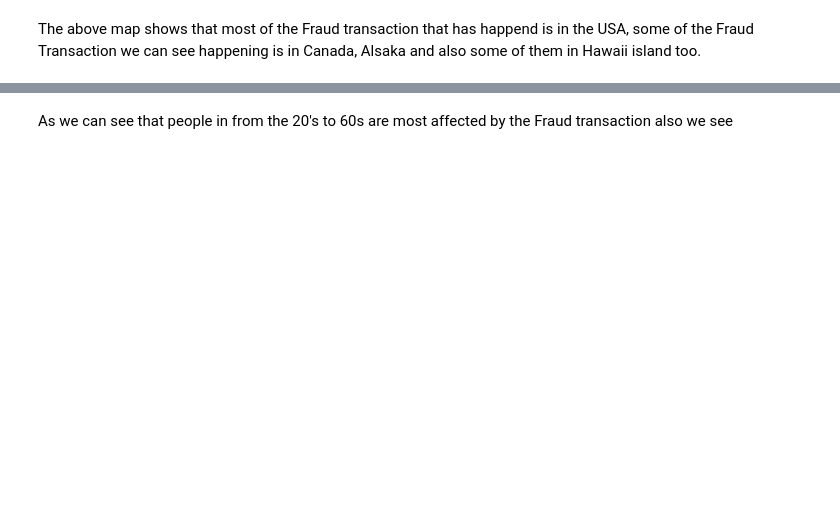
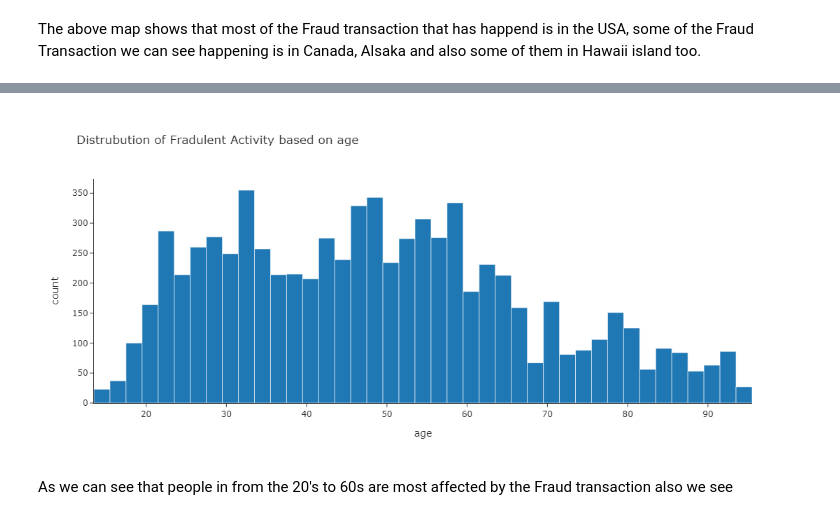
Before and after one commit to Bijaykars/Credit-Card-Transaction-Fraud-Detection, a Jupyter notebook: Credit Card Transaction Fraud Detection.ipynb, the cells around one changed output, grey strips where cells are left out. Saved outputs shown, nothing was run; the diff lists cells and outputs as text; code cells hidden in the pictures; blank space fills up the shorter version.

```diff
--- a/Credit Card Transaction Fraud Detection.ipynb
+++ b/Credit Card Transaction Fraud Detection.ipynb
@@ -155,5 +155,5 @@ The above map shows that most of the Fraud transaction that has happend is in th
 df2["age"] = pd.DatetimeIndex(df2["trans_date_trans_time"]).year - pd.DatetimeIndex(df2["dob"]).year
 df1["age"] = pd.DatetimeIndex(df1["trans_date_trans_time"]).year - pd.DatetimeIndex(df1["dob"]).year
 fraud_df = df2[df2["is_fraud"] == 1]
-px.histogram(data_frame=fraud_df, x="age", title="Distrubution of Fradulent Activity based on age", template="simple_white")
+px.histogram(data_frame=fraud_df, x="age", title="Distrubution of Fradulent Activity based on age", template="simple_white", height= 500)
 # %% [output]
@@ -161,3 +160,4 @@ px.histogram(data_frame=fraud_df, x="age", title="Distrubution of Fradulent Acti
+[figure, added]
 # %% [markdown]
 As we can see that people in from the 20's to 60s are most affected by the Fraud transaction also we see
 # %%
```
Also changed, not shown: parts of 8 cells of this notebook.
